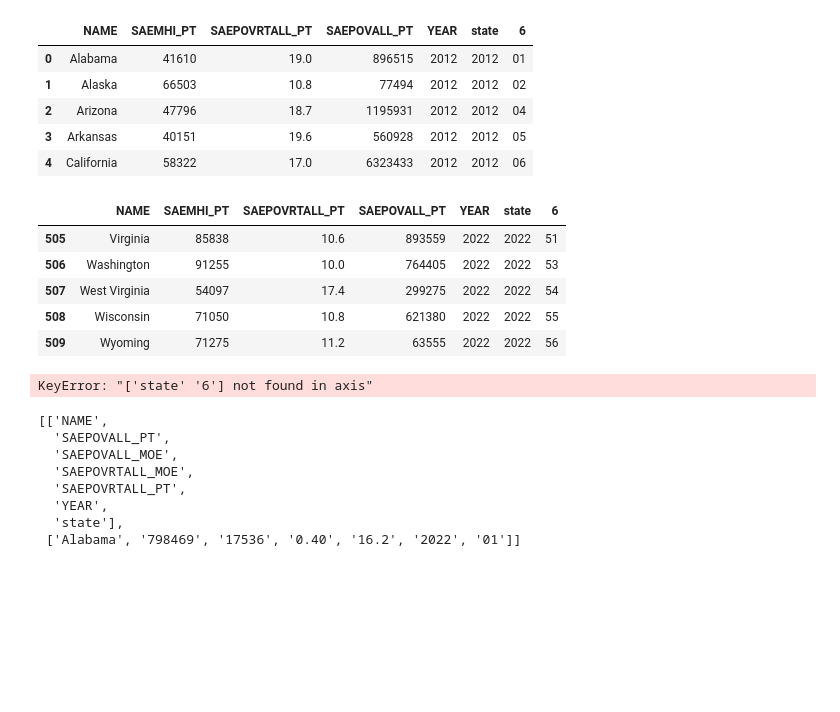
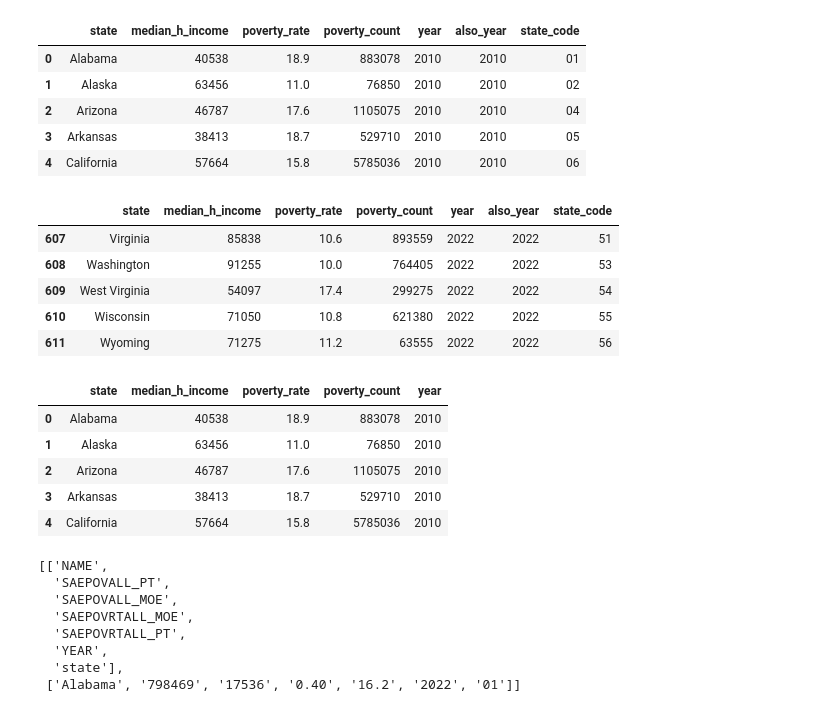
Before and after one commit to Ashleigh-Wittenberg/poverty-analysis, a Jupyter notebook: poverty_analysis.ipynb, the cells around one changed output. Drawn from its saved outputs; the diff is of its cells as text; code cells hidden in the pictures; blank space fills up the shorter version.

```diff
--- a/poverty_analysis.ipynb
+++ b/poverty_analysis.ipynb
@@ -44,52 +45,59 @@ pprint(poverty_request_json)
 # %%
 dfs = []
 
 # Loop through years 2012 to 2022 excluding 2020
-for year in range(2012, 2023):
+for year in range(2010, 2023):
     if year != 2020:
         # Construct the API URL for the current year
         url = f'https://api.census.gov/data/timeseries/poverty/saipe?get=NAME,SAEMHI_PT,SAEPOVRTALL_PT,SAEPOVALL_PT&YEAR={year}&for=state:*&time={year}&key={api_key}'
 
         # Read data from the API into a pandas dataframe
         df = pd.read_json(url)
 
         # Remove the first row (header row) from the dataframe
         df = df.iloc[1:]
 
         # Rename the columns and set them as row headers
-        df = df.rename(columns={0: 'NAME', 1: 'SAEMHI_PT', 2: 'SAEPOVRTALL_PT', 3: 'SAEPOVALL_PT', 4: 'YEAR', 5: 'state'})
-
+        df = df.rename(columns={0: 'state', 1: 'median_h_income', 2: 'poverty_rate', 3: 'poverty_count', 4: 'year', 5: 'also_year', 6: 'state_code'})
 
         # Append the dataframe to the list
         dfs.append(df)
 
 # Concatenate all dataframes into a single dataframe
 result_df = pd.concat(dfs, ignore_index=True)
 
 # Display the result
 result_df.head()
 # %% [output]
-|  | NAME | SAEMHI_PT | SAEPOVRTALL_PT | SAEPOVALL_PT | YEAR | state | 6 |
-| 0 | Alabama | 41610 | 19.0 | 896515 | 2012 | 2012 | 01 |
-| 1 | Alaska | 66503 | 10.8 | 77494 | 2012 | 2012 | 02 |
-| 2 | Arizona | 47796 | 18.7 | 1195931 | 2012 | 2012 | 04 |
-| 3 | Arkansas | 40151 | 19.6 | 560928 | 2012 | 2012 | 05 |
-| 4 | California | 58322 | 17.0 | 6323433 | 2012 | 2012 | 06 |
+|  | state | median_h_income | poverty_rate | poverty_count | year | also_year | state_code |
+| 0 | Alabama | 40538 | 18.9 | 883078 | 2010 | 2010 | 01 |
+| 1 | Alaska | 63456 | 11.0 | 76850 | 2010 | 2010 | 02 |
+| 2 | Arizona | 46787 | 17.6 | 1105075 | 2010 | 2010 | 04 |
+| 3 | Arkansas | 38413 | 18.7 | 529710 | 2010 | 2010 | 05 |
+| 4 | California | 57664 | 15.8 | 5785036 | 2010 | 2010 | 06 |
 # %%
 result_df.tail()
 # %% [output]
-|  | NAME | SAEMHI_PT | SAEPOVRTALL_PT | SAEPOVALL_PT | YEAR | state | 6 |
-| 505 | Virginia | 85838 | 10.6 | 893559 | 2022 | 2022 | 51 |
-| 506 | Washington | 91255 | 10.0 | 764405 | 2022 | 2022 | 53 |
-| 507 | West Virginia | 54097 | 17.4 | 299275 | 2022 | 2022 | 54 |
-| 508 | Wisconsin | 71050 | 10.8 | 621380 | 2022 | 2022 | 55 |
-| 509 | Wyoming | 71275 | 11.2 | 63555 | 2022 | 2022 | 56 |
+|  | state | median_h_income | poverty_rate | poverty_count | year | also_year | state_code |
+| 607 | Virginia | 85838 | 10.6 | 893559 | 2022 | 2022 | 51 |
+| 608 | Washington | 91255 | 10.0 | 764405 | 2022 | 2022 | 53 |
+| 609 | West Virginia | 54097 | 17.4 | 299275 | 2022 | 2022 | 54 |
+| 610 | Wisconsin | 71050 | 10.8 | 621380 | 2022 | 2022 | 55 |
+| 611 | Wyoming | 71275 | 11.2 | 63555 | 2022 | 2022 | 56 |
 # %%
-result_df = result_df.rename(columns={'NAME': 'state', 'SAEMHI_PT': 'median_h_income', 'SAEPOVRTALL_PT': 'poverty_rate', 'SAEPOVALL_PT': 'poverty_count'}
-              ).drop(columns=['state', '6']
-                    ).reindex(columns=['year', 'state', 'median home income', 'poverty rate', 'poverty count'])
+# result_df = result_df.rename(columns={'SAEMHI_PT': 'median_h_income', 'SAEPOVRTALL_PT': 'poverty_rate', 'SAEPOVALL_PT': 'poverty_count'}
+#               ).drop(columns=['state', 6]
+#                      )
+result_df = result_df.drop(columns=['also_year', 'state_code'])
-# %% [output]
-KeyError: "['state' '6'] not found in axis"
+# %%
+result_df.head()
+# %% [output]
+|  | state | median_h_income | poverty_rate | poverty_count | year |
+| 0 | Alabama | 40538 | 18.9 | 883078 | 2010 |
+| 1 | Alaska | 63456 | 11.0 | 76850 | 2010 |
+| 2 | Arizona | 46787 | 17.6 | 1105075 | 2010 |
+| 3 | Arkansas | 38413 | 18.7 | 529710 | 2010 |
+| 4 | California | 57664 | 15.8 | 5785036 | 2010 |
 # %%
 #Test URL
 #test_url = f'https://api.census.gov/data/timeseries/poverty/saipe?get=NAME,SAEPOVALL_PT,SAEPOVALL_MOE,SAEPOVRTALL_MOE,SAEPOVRTALL_PT&for=state:01&YEAR=2022&key={api_key}'
```
Also changed, not shown: parts of 5 cells of this notebook, 13 other files.
